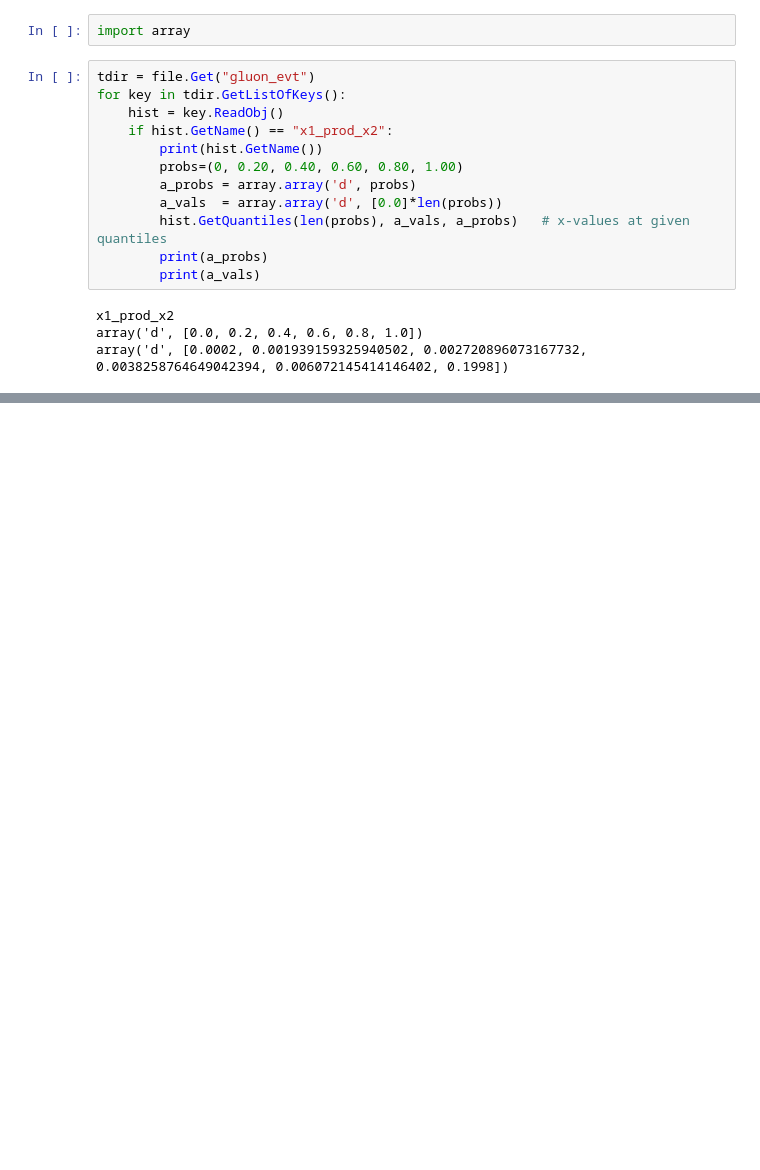
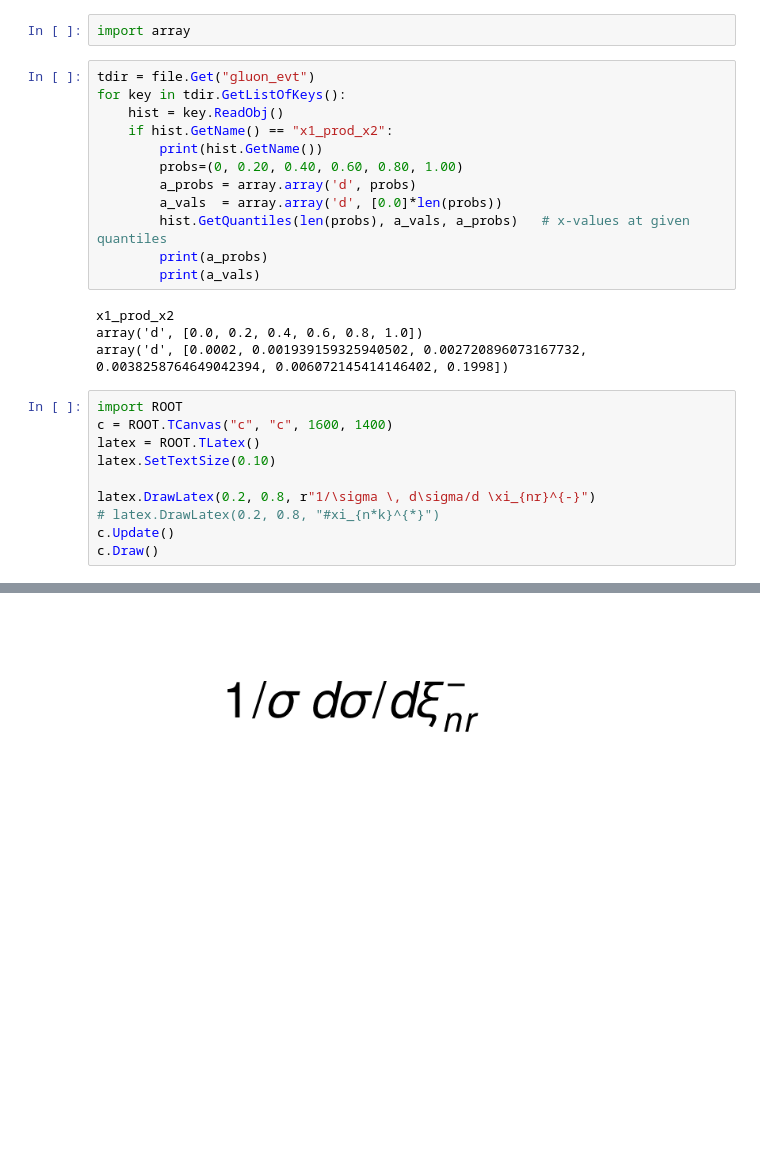
Before and after one commit to alikaanguven/Robert-Gollum, a Jupyter notebook: notebooks/test.ipynb, the cells around one changed output, grey strips where cells are left out. Cells and saved outputs as stored; diff of their text form; blank space fills up the shorter version.

```diff
--- a/notebooks/test.ipynb
+++ b/notebooks/test.ipynb
@@ -31,3 +155,14 @@ for key in tdir.GetListOfKeys():
 x1_prod_x2
 array('d', [0.0, 0.2, 0.4, 0.6, 0.8, 1.0])
 array('d', [0.0002, 0.001939159325940502, 0.002720896073167732, 0.0038258764649042394, 0.006072145414146402, 0.1998])
+# %%
+import ROOT
+c = ROOT.TCanvas("c", "c", 1600, 1400)
+latex = ROOT.TLatex()
+latex.SetTextSize(0.10)
+
+latex.DrawLatex(0.2, 0.8, r"1/\sigma \, d\sigma/d \xi_{nr}^{-}")
+# latex.DrawLatex(0.2, 0.8, "#xi_{n*k}^{*}")
+c.Update()
+c.Draw()
+# %% [output]
@@ -33,0 +170 @@ array('d', [0.0002, 0.001939159325940502, 0.002720896073167732, 0.00382587646490
+[figure, added]
```
Also changed, not shown: parts of 12 cells of this notebook, 10 other files.
